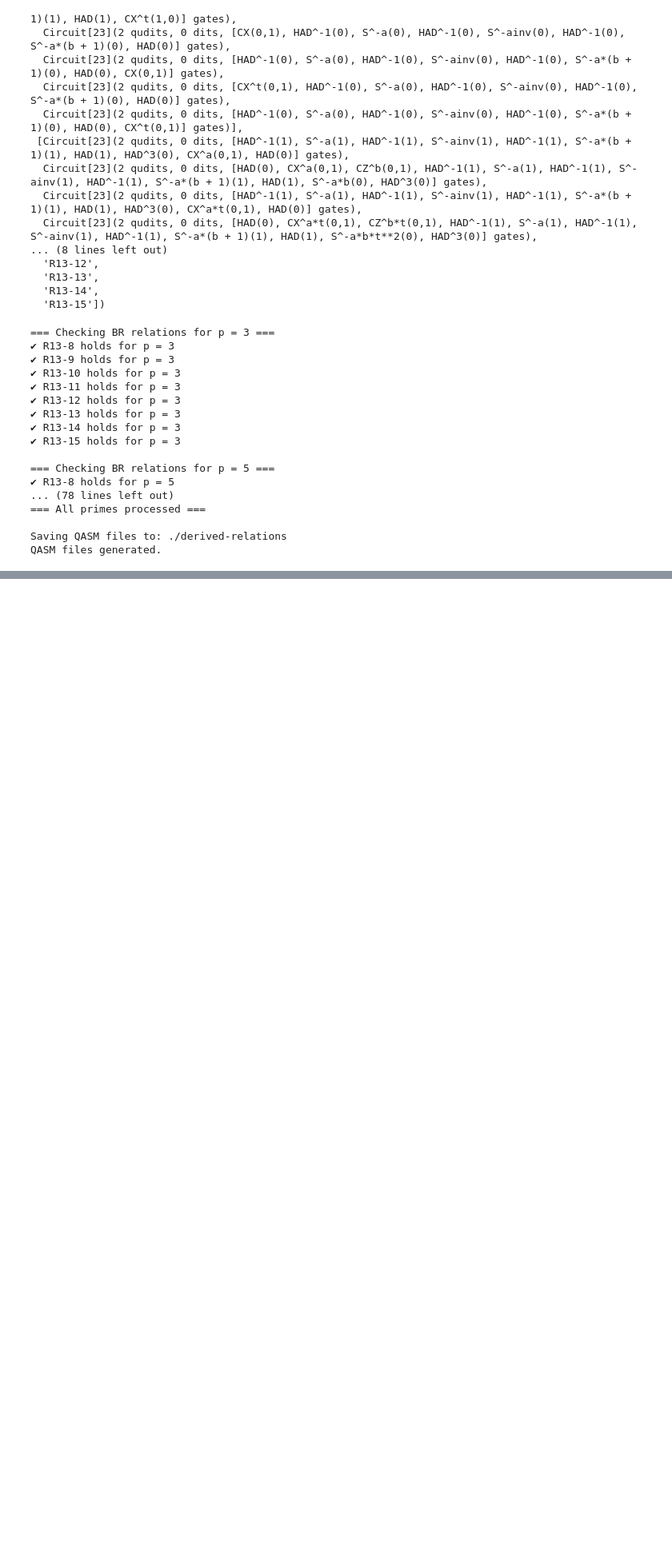
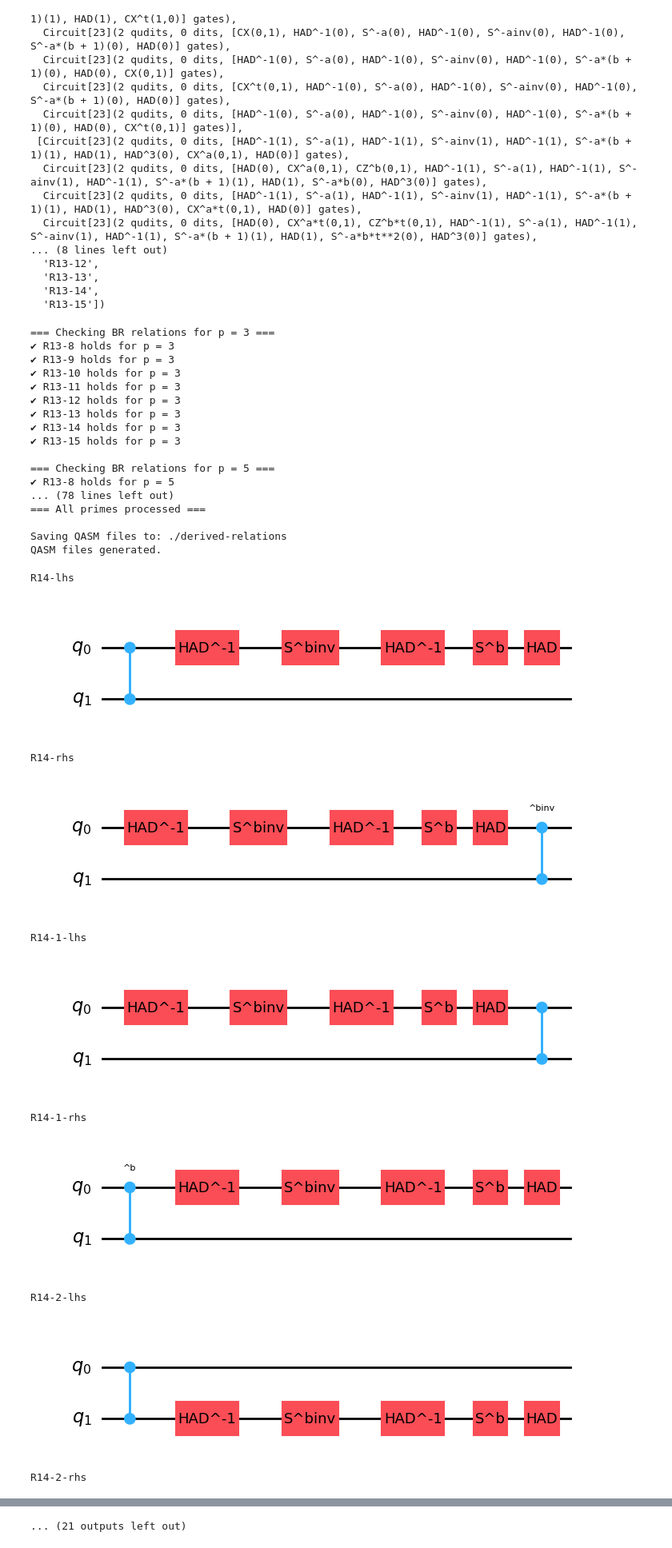
Before and after one commit to SarahMMMLi/QuditClifford, a Jupyter notebook: notebooks/DerivedRelations-Soundness.ipynb, the cells around one changed output, grey strips where cells are left out. Shown at 80% size. Saved outputs shown, nothing was run; the diff lists cells and outputs as text; code cells hidden in the pictures; blank space fills up the shorter version.

```diff
--- a/notebooks/DerivedRelations-Soundness.ipynb
+++ b/notebooks/DerivedRelations-Soundness.ipynb
@@ -3030,0 +3140,14 @@ QASM files generated.
+# %%
+generate_CZ_A0b(23)
+# %% [output]
+R14-lhs
+[figure, added]
+R14-rhs
+[figure, added]
+R14-1-lhs
+[figure, added]
+R14-1-rhs
+[figure, added]
+R14-2-lhs
+[figure, added]
+R14-2-rhs
@@ -3030,0 +3155 @@ QASM files generated.
+... (21 outputs left out)
```
Also changed, not shown: parts of 4 cells of this notebook, 16 other files.
